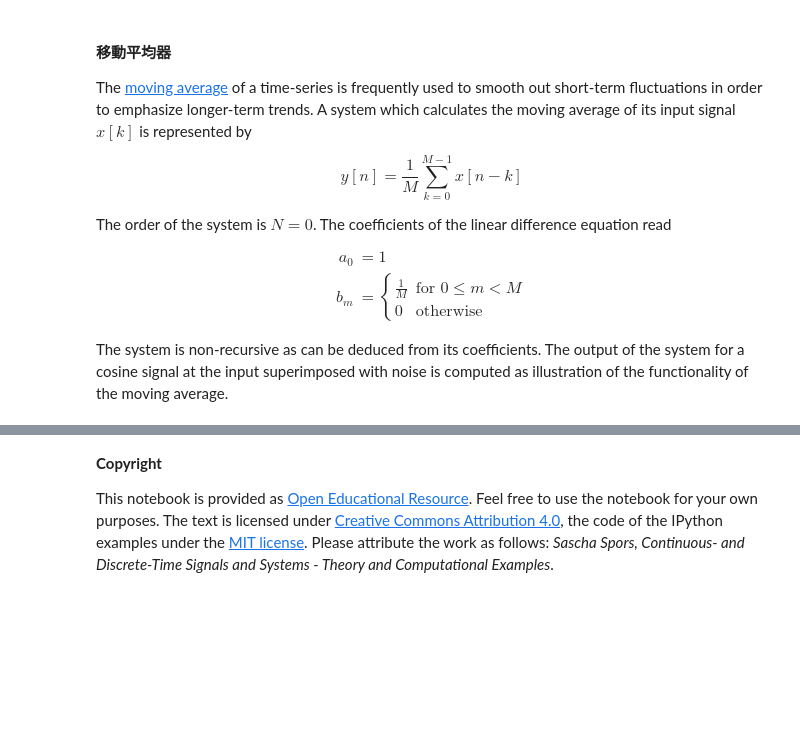
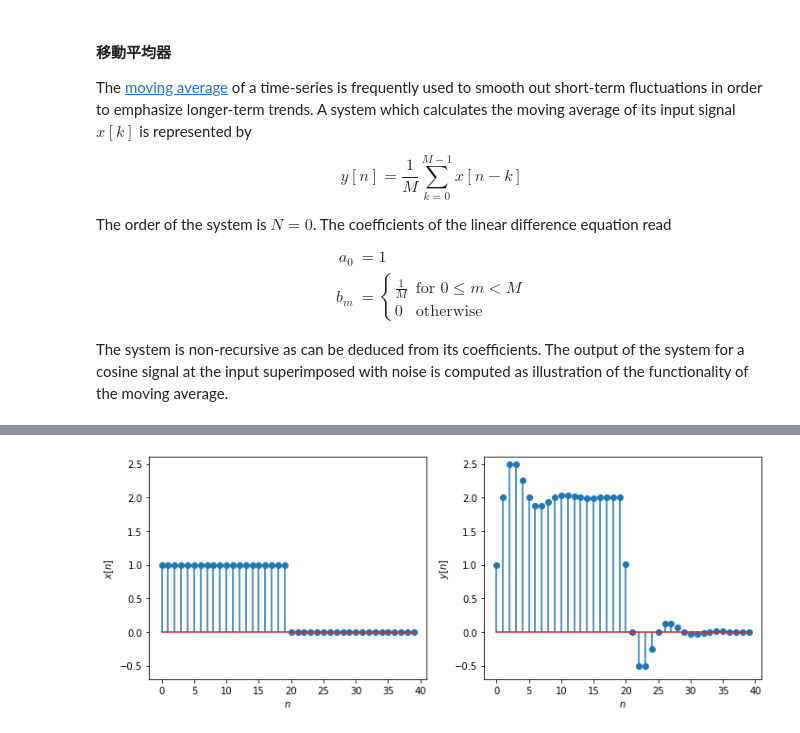
Before and after one commit to luckguy/SS2022, a Jupyter notebook: SS06.ipynb, the cells around one changed output, grey strips where cells are left out. Saved outputs shown, nothing was run; the diff lists cells and outputs as text; code cells hidden in the pictures; blank space fills up the shorter version.

```diff
--- a/SS06.ipynb
+++ b/SS06.ipynb
@@ -167,24 +163,25 @@ def rect(k, N):
     return np.where((k >= 0) & (k < N), 1.0, 0.0)
 
 
+# LTI 系統
 a = [1.0, -1.0, 1/2]
 b = [1.0]
 
-k = np.arange(0, 40)
-x = rect(k, 20)
+n = np.arange(0, 40)
+x = rect(n, 20)
 y = signal.lfilter(b, a, x)
 
 plt.figure(figsize=(10, 4))
 plt.subplot(121)
-plt.stem(k, x)
-plt.xlabel('$k$')
-plt.ylabel(r'$x[k]$')
+plt.stem(n, x,use_line_collection=True)
+plt.xlabel('$n$')
+plt.ylabel(r'$x[n]$')
 plt.ylim([-0.7, 2.6])
 
 plt.subplot(122)
-plt.stem(k, y)
-plt.xlabel('$k$')
-plt.ylabel('$y[k]$')
+plt.stem(n, y, use_line_collection=True)
+plt.xlabel('$n$')
+plt.ylabel('$y[n]$')
 plt.ylim([-0.7, 2.6])
 plt.tight_layout()
 # %% [output]
@@ -192,4 +188 @@ plt.tight_layout()
+[figure, added]
-# %% [markdown]
-**Copyright**
-
-This notebook is provided as [Open Educational Resource](https://en.wikipedia.org/wiki/Open_educational_resources). Feel free to use the notebook for your own purposes. The text is licensed under [Creative Commons Attribution 4.0](https://creativecommons.org/licenses/by/4.0/), the code of the IPython examples under the [MIT license](https://opensource.org/licenses/MIT). Please attribute the work as follows: *Sascha Spors, Continuous- and Discrete-Time Signals and Systems - Theory and Computational Examples*.
```
Also changed, not shown: parts of 4 cells of this notebook.
